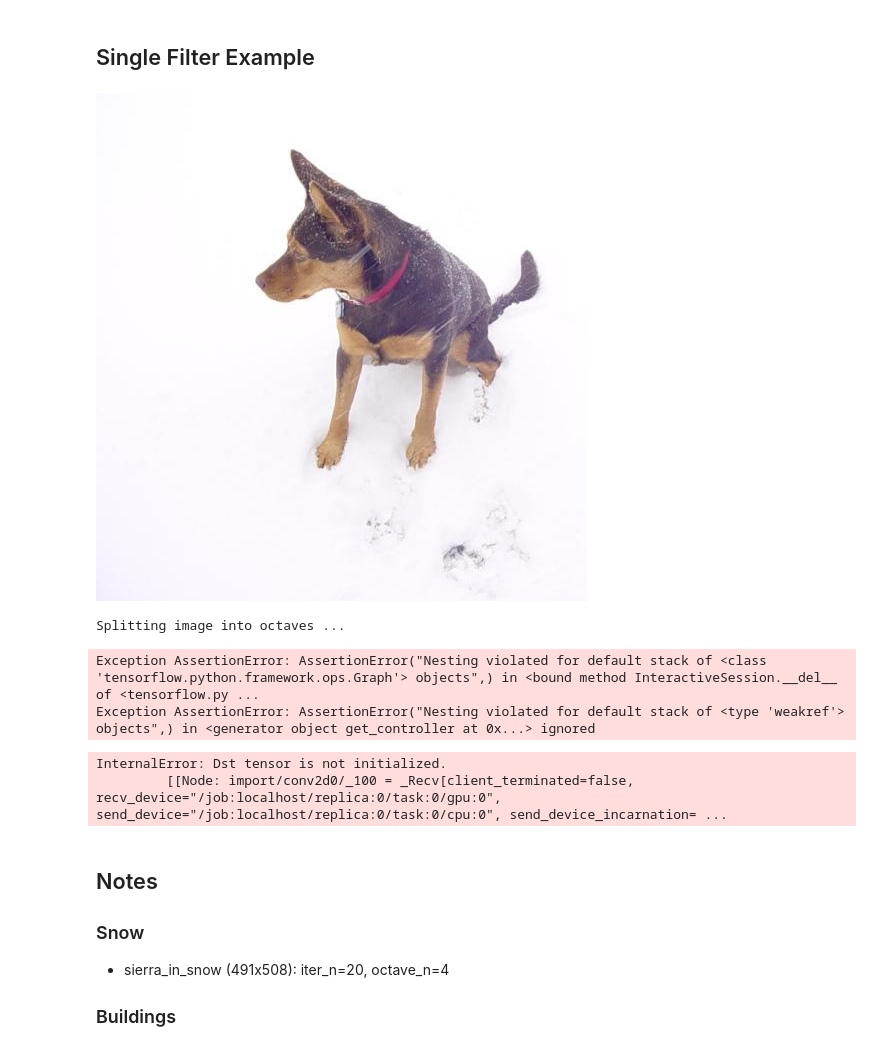
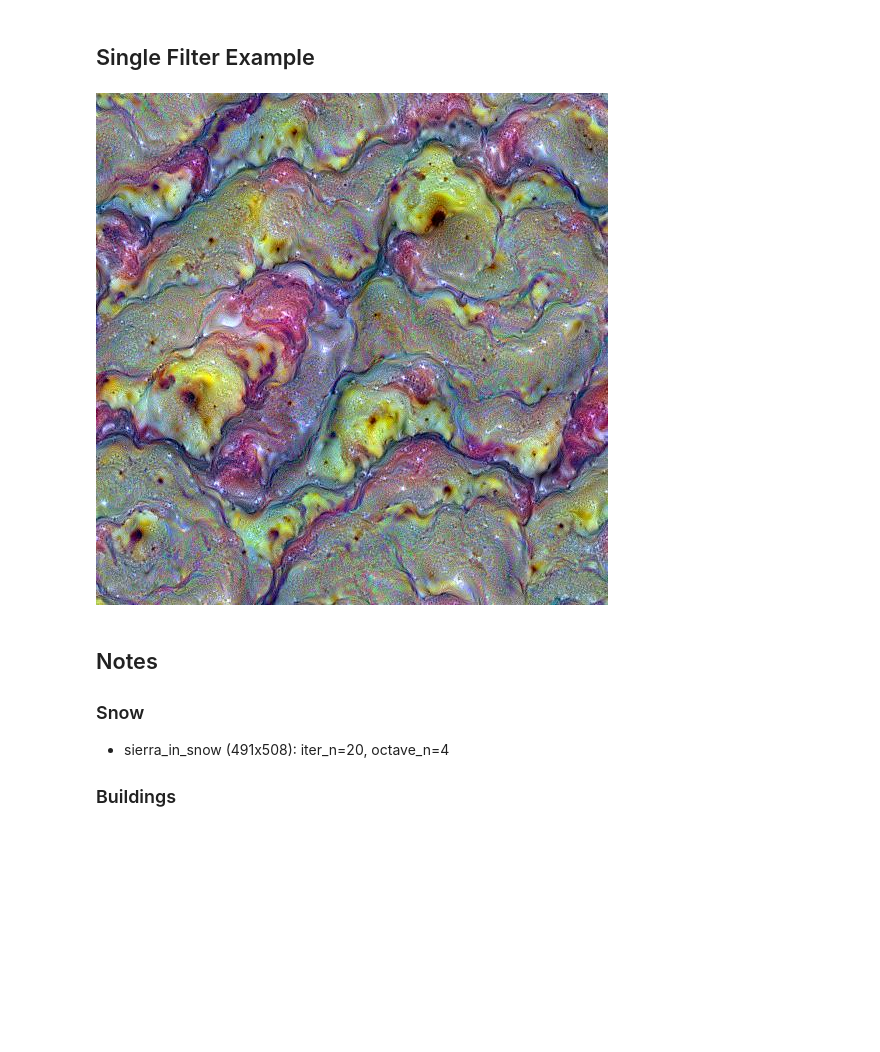
Before and after one commit to deepbluesea/tf-deepdream, a Jupyter notebook: deep-dream-standard.ipynb, the cells around one changed output. Cells and saved outputs as stored; diff of their text form; code cells hidden in the pictures; blank space fills up the shorter version.

```diff
--- a/deep-dream-standard.ipynb
+++ b/deep-dream-standard.ipynb
@@ -189,25 +193,26 @@ Feature 005 of 064
 # %%
 # get network info
 layers = [op.name for op in graph.get_operations() if op.type=='Conv2D' and 'import/' in op.name]
 features = [int(graph.get_tensor_by_name(name+':0').get_shape()[-1]) for name in layers]
 
 # import image
-# to downsample with ImageMagick: convert {source} -resize X% {output}
-# img0 = PIL.Image.open('/home/mattw/Dropbox/deep-dream/source/trees/osa_island.jpg')
-img0 = PIL.Image.open('/media/data/Dropbox/deep-dream/source/snow/sierra_in_snow.jpg')
+img0 = PIL.Image.open('/media/data/Dropbox/image-play/source/trees/osa_island.jpg')
+# img0 = PIL.Image.open('/media/data/Dropbox/image-play/source/snow/sierra_in_snow.jpg')
 # img0 = PIL.Image.open('/media/data/Dropbox/deep-dream/source/abstract/tubes_0.jpg')
 img0 = np.float32(img0)
-showarray(img0/255.0)
 
-layer = layers[10]
-feature_num = 0
+# use random noise
+# np.random.seed(0)
+# img0 = np.random.uniform(size=(400,400,3)) + 100.0
+# img0 = create_spectral_noise(img0)
+# img0 = create_multiscale_noise(num_octaves=4)
+
+# showarray(img0/255)
+
+layer = layers[32]
+feature_num = 26
 
 # run deep dream; more iterations intensifies features, more octaves increases their size
 img = render_deepdream(T(layer)[:,:,:,feature_num], img0, iter_n=40, octave_n=4, octave_scale=1.4)
 # %% [output]
-[figure, old version]
+[figure, new version]
-Splitting image into octaves ...
-Exception AssertionError: AssertionError("Nesting violated for default stack of <class 'tensorflow.python.framework.ops.Graph'> objects",) in <bound method InteractiveSession.__del__ of <tensorflow.py ...
-Exception AssertionError: AssertionError("Nesting violated for default stack of <type 'weakref'> objects",) in <generator object get_controller at 0x...> ignored
-InternalError: Dst tensor is not initialized.
-         [[Node: import/conv2d0/_100 = _Recv[client_terminated=false, recv_device="/job:localhost/replica:0/task:0/gpu:0", send_device="/job:localhost/replica:0/task:0/cpu:0", send_device_incarnation= ...
```
Also changed, not shown: parts of 3 cells of this notebook, 1 other file.
